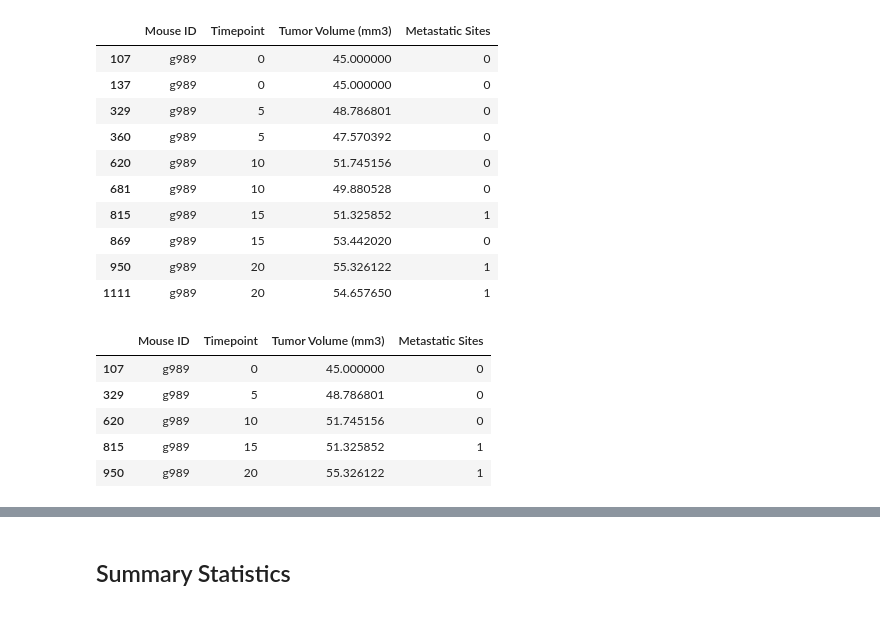
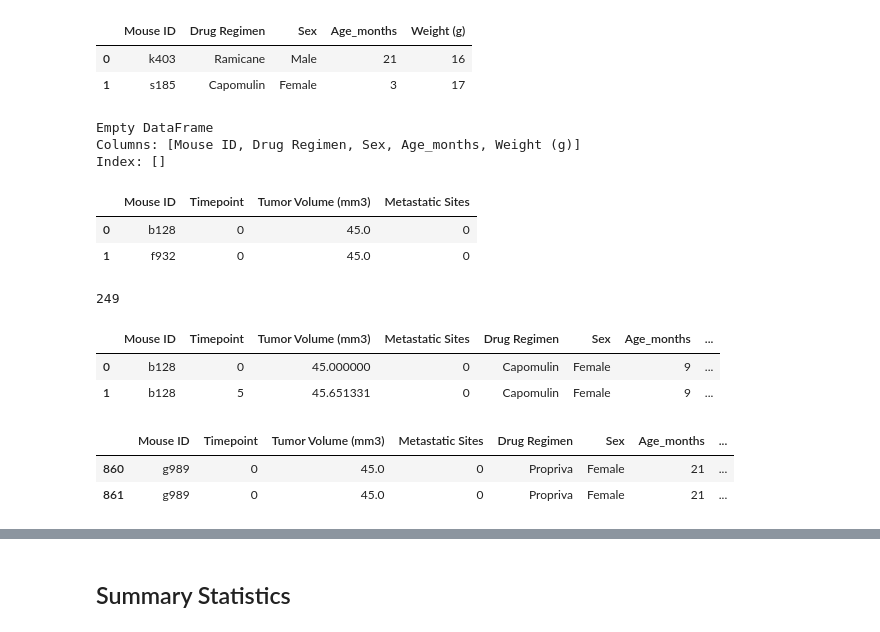
Before and after one commit to NKS8/Matplotlib_challenge, a Jupyter notebook: Pymaceuticals/pymaceuticals_starter.ipynb, the cells around one changed output, grey strips where cells are left out. Drawn from its saved outputs; the diff is of its cells as text; code cells hidden in the pictures.

```diff
--- a/Pymaceuticals/pymaceuticals_starter.ipynb
+++ b/Pymaceuticals/pymaceuticals_starter.ipynb
@@ -69,29 +10,54 @@ mouse_id_count
+# %%
+# download and cread df by data file 1 named below
+mouse_metadata_df =pd.read_csv("data/Mouse_metadata.csv")
+mouse_metadata_df.head(2)
+# %% [output]
+|  | Mouse ID | Drug Regimen | Sex | Age_months | Weight (g) |
+| 0 | k403 | Ramicane | Male | 21 | 16 |
+| 1 | s185 | Capomulin | Female | 3 | 17 |
+# %%
+# no duplicates int this data when start
+check_dupl_mouse_df =mouse_metadata_df[mouse_metadata_df.duplicated(["Mouse ID"])]
+print(check_dupl_mouse_df)
+# %% [output]
+Empty DataFrame
+Columns: [Mouse ID, Drug Regimen, Sex, Age_months, Weight (g)]
+Index: []
+# %%
+# # download and cread df by data file 2 named below
+study_results_df = pd.read_csv("data/Study_results.csv")
+study_results_df.head(2)
+# %% [output]
+|  | Mouse ID | Timepoint | Tumor Volume (mm3) | Metastatic Sites |
+| 0 | b128 | 0 | 45.0 | 0 |
+| 1 | f932 | 0 | 45.0 | 0 |
+# %%
+# checking how many unique mouse studies by checking mouse study data
+mouse_id_count =len(study_results_df["Mouse ID"].unique())
+# when i use .unique() I can get the series of mouseID's and
+# get length of it will tell me how many unique mouse there are
+mouse_id_count
+# check the number of mice
+# %% [output]
+249
+# %%
+# Combine mouse data and stduy meta data od mouse into a single dataset
+# Start working and getting statistics from this df
+combined_df = pd.merge(study_results_df, mouse_metadata_df, how = "outer", on = "Mouse ID")
+combined_df.head(2)
+# %% [output]
+|  | Mouse ID | Timepoint | Tumor Volume (mm3) | Metastatic Sites | Drug Regimen | Sex | Age_months | ... |
+| 0 | b128 | 0 | 45.000000 | 0 | Capomulin | Female | 9 | ... |
+| 1 | b128 | 5 | 45.651331 | 0 | Capomulin | Female | 9 | ... |
 # %%
-# check the data for any mouse ID with duplicate time points and remove any data associated with that mouse ID.
-dupl_mouse_df =study_results_df[study_results_df.duplicated(["Mouse ID","Timepoint"], keep=False)]
-dupl_mouse_df
+# Find any duplicate rows with the same Mouse ID's and Timepoints from
+    # We suppose to haev 248 mouse, therefore need to check the data for any mouse ID
+    # with duplicate time points and
+    # remove any data associated with that mouse ID.
+dupl_mouse_df =combined_df[combined_df.duplicated(["Mouse ID","Timepoint"], keep=False)]
+dupl_mouse_df.head(2)
 # %% [output]
-|  | Mouse ID | Timepoint | Tumor Volume (mm3) | Metastatic Sites |
-| 107 | g989 | 0 | 45.000000 | 0 |
-| 137 | g989 | 0 | 45.000000 | 0 |
-| 329 | g989 | 5 | 48.786801 | 0 |
-| 360 | g989 | 5 | 47.570392 | 0 |
-| 620 | g989 | 10 | 51.745156 | 0 |
-| 681 | g989 | 10 | 49.880528 | 0 |
-| 815 | g989 | 15 | 51.325852 | 1 |
-| 869 | g989 | 15 | 53.442020 | 0 |
-| 950 | g989 | 20 | 55.326122 | 1 |
-| 1111 | g989 | 20 | 54.657650 | 1 |
+|  | Mouse ID | Timepoint | Tumor Volume (mm3) | Metastatic Sites | Drug Regimen | Sex | Age_months | ... |
+| 860 | g989 | 0 | 45.0 | 0 | Propriva | Female | 21 | ... |
+| 861 | g989 | 0 | 45.0 | 0 | Propriva | Female | 21 | ... |
-# %%
-
-dupl_mouse_df_clean = dupl_mouse_df.drop_duplicates("Timepoint",keep = "first")
-dupl_mouse_df_clean
-#  duplicate df after dropped duplicates
-# %% [output]
-|  | Mouse ID | Timepoint | Tumor Volume (mm3) | Metastatic Sites |
-| 107 | g989 | 0 | 45.000000 | 0 |
-| 329 | g989 | 5 | 48.786801 | 0 |
-| 620 | g989 | 10 | 51.745156 | 0 |
-| 815 | g989 | 15 | 51.325852 | 1 |
-| 950 | g989 | 20 | 55.326122 | 1 |
 # %%
```
Also changed, not shown: parts of 69 cells of this notebook.
